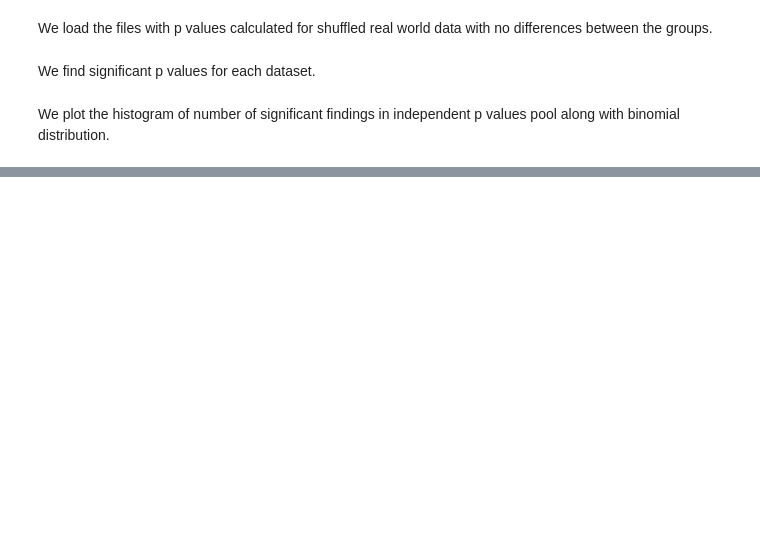
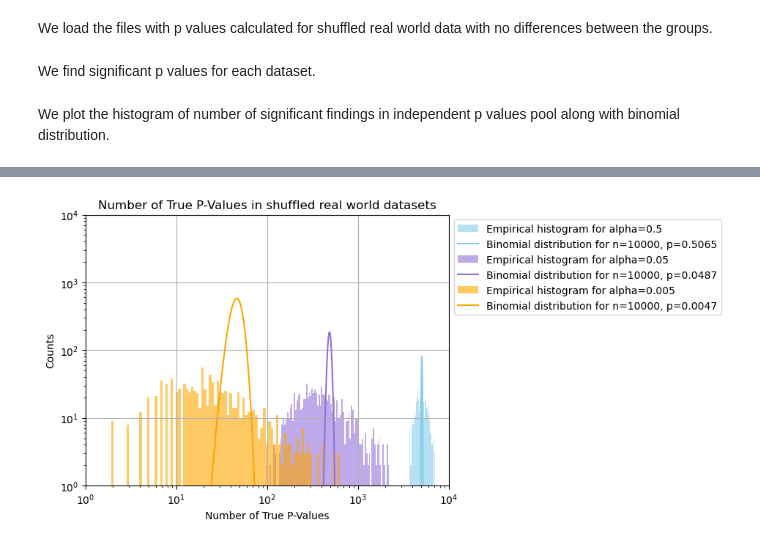
Before and after one commit to uio-bmi/fdr_under_dependencies, a Jupyter notebook: exlporatory_analyses/intuition_analyses_real_world.ipynb, the cells around one changed output, grey strips where cells are left out. Drawn from its saved outputs; the diff is of its cells as text; code cells hidden in the pictures; blank space fills up the shorter version.

```diff
--- a/exlporatory_analyses/intuition_analyses_real_world.ipynb
+++ b/exlporatory_analyses/intuition_analyses_real_world.ipynb
@@ -110,0 +144,19 @@ plt.show()
+# %%
+plot_histogram_and_binomial_with_log_bars(0.5, real_world_p_values_pool, 100, color='skyblue')
+plot_histogram_and_binomial_with_log_bars(0.05, real_world_p_values_pool, 100, color='mediumpurple')
+plot_histogram_and_binomial_with_log_bars(0.005, real_world_p_values_pool, 100, color='orange')
+#plot_histogram_and_binomial_with_log_bars(0.05, real_world_adjusted_p_values_pool, 100, color='deeppink', is_adjusted=True)
+plt.xlabel('Number of True P-Values')
+plt.ylabel('Counts')
+plt.title('Number of True P-Values in shuffled real world datasets')
+plt.legend(loc='upper left', bbox_to_anchor=(1, 1))
+plt.grid(True)
+
+plt.xscale('log')
+plt.yscale('log')
+
+plt.xlim(1, 10000)
+plt.ylim(1, 10000)
+plt.show()
+# %% [output]
+[figure, added]
```
Also changed, not shown: parts of 9 cells of this notebook.
